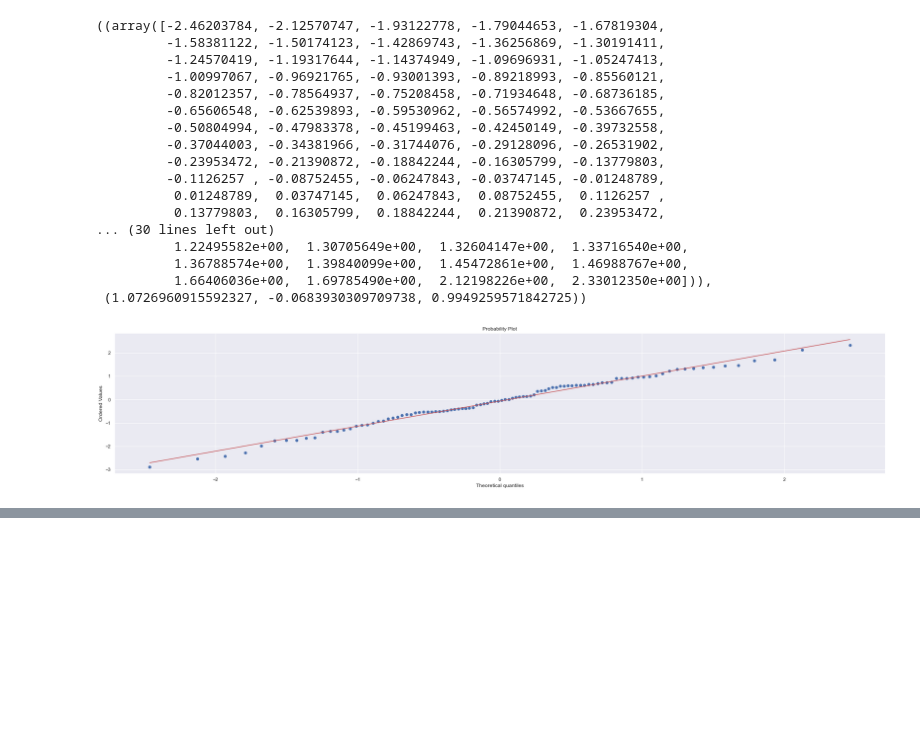
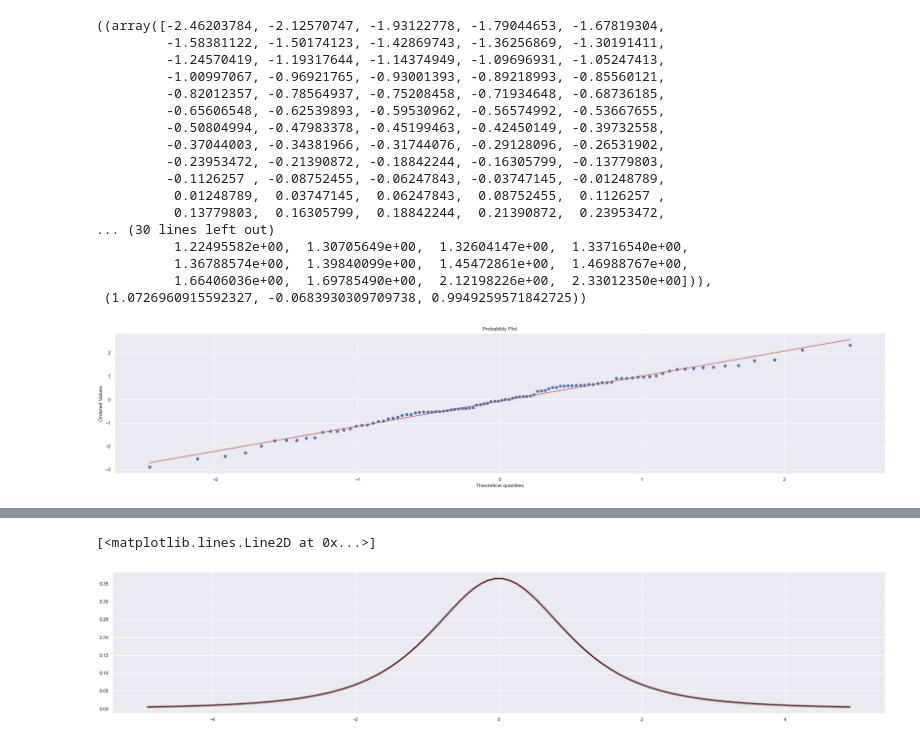
Before and after one commit to jeffsdata/python-code-snippets, a Jupyter notebook: notebooks/book-practicalstats-chapter-2-distributions.ipynb, the cells around one changed output, grey strips where cells are left out. Saved outputs shown, nothing was run; the diff lists cells and outputs as text; code cells hidden in the pictures; blank space fills up the shorter version.

Commit message:
Practical Stats Book - Chapter 2 Done

```diff
--- a/notebooks/book-practicalstats-chapter-2-distributions.ipynb
+++ b/notebooks/book-practicalstats-chapter-2-distributions.ipynb
@@ -177,0 +189,21 @@ probplot(norm_sample, plot=ax, )
+# %%
+from scipy.stats import t
+import matplotlib.pyplot as plt
+import numpy as np
+
+fig, ax = plt.subplots(1, 1)
+df = 2.74
+mean, var, skew, kurt = t.stats(df, moments='mvsk')
+
+x = np.linspace(t.ppf(0.01, df),
+                t.ppf(0.99, df), 100)
+
+ax.plot(x, t.pdf(x, df),
+       'r-', lw=5, alpha=0.6, label='t pdf')
+
+# Probability Density Function (pdf)
+rv = t(df)
+ax.plot(x, rv.pdf(x), 'k-', lw=2, label='frozen pdf')
+# %% [output]
+[<matplotlib.lines.Line2D at 0x...>]
+[figure, added]
```
Also changed, not shown: parts of 19 cells of this notebook.
